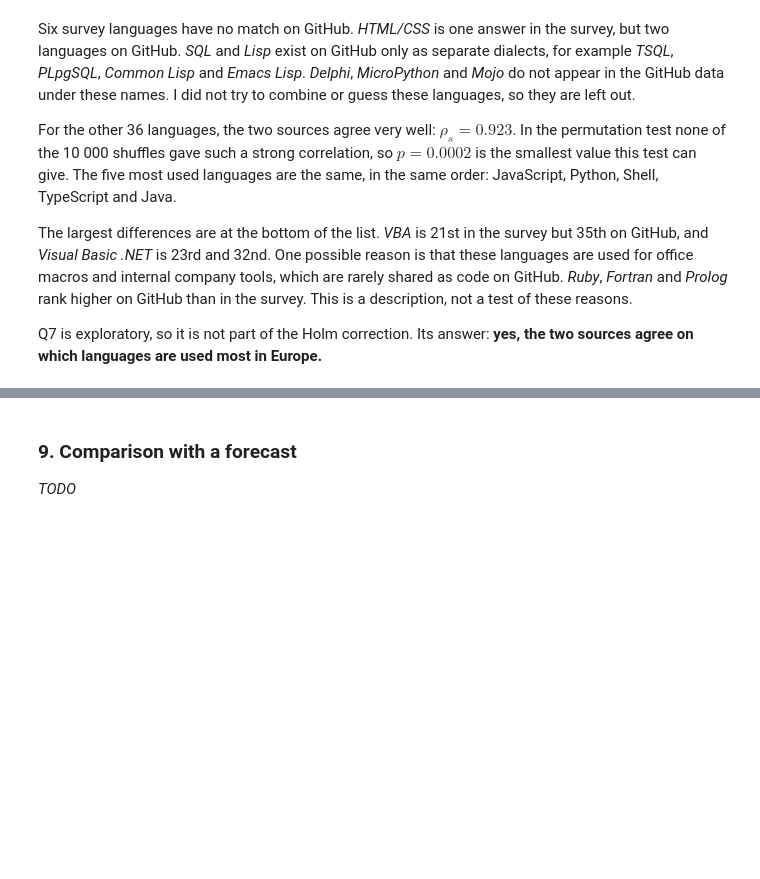
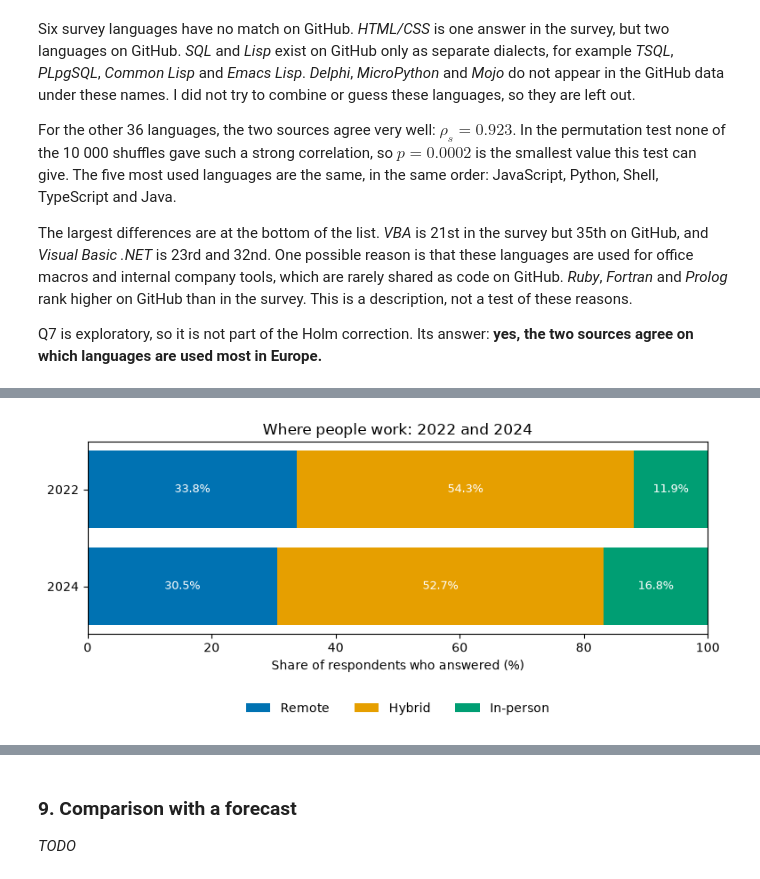
Before and after one commit to N1ko-Gr/eu-tech-job-market, a Jupyter notebook: eu_tech_job_market.ipynb, the cells around one changed output, grey strips where cells are left out. Cells and saved outputs as stored; diff of their text form; code cells hidden in the pictures; blank space fills up the shorter version.

```diff
--- a/eu_tech_job_market.ipynb
+++ b/eu_tech_job_market.ipynb
@@ -1659,0 +1755,15 @@ _TODO_
+# %%
+REMOTE_ORDER = ["Remote", "Hybrid (some remote, some in-person)", "In-person"]
+remote_counts = pd.DataFrame({year: surveys[year]["RemoteWork"].value_counts() for year in [2022, 2024]}).T[REMOTE_ORDER]
+remote_shares = 100 * remote_counts.div(remote_counts.sum(axis=1), axis=0)
+
+h5 = chi_square(remote_counts)
+assert (h5["expected"] >= 5).all()
+assert np.isclose(h5["statistic"], stats.chi2_contingency(remote_counts, correction=False).statistic)
+primary_p_values["H5"] = h5["p_value"]
+print(f"H5: chi2 = {h5['statistic']:.1f}, df = {h5['dof']}, p = {h5['p_value']:.1e}, Cramer's V = {h5['cramers_v']:.3f}, "
+      f"n = {remote_counts.sum(axis=1).to_dict()}")
+
+pd.concat({"share (%)": remote_shares.round(1).T,
+           "adjusted residual (10)": pd.DataFrame(h5["residuals"], index=[2022, 2024], columns=REMOTE_ORDER).round(1).T},
+          axis=1)
@@ -1659,0 +1777,18 @@ _TODO_
+# %%
+REMOTE_COLOURS = {"Remote": OKABE_ITO[4], "Hybrid (some remote, some in-person)": OKABE_ITO[1], "In-person": OKABE_ITO[3]}
+
+fig, ax = plt.subplots(figsize=(9, 2.8))
+left = np.zeros(len(remote_shares))
+for answer, colour in REMOTE_COLOURS.items():
+    values = remote_shares[answer].to_numpy()
+    bars = ax.barh([str(year) for year in remote_shares.index], values, left=left, color=colour,
+                   label=answer.split(" (")[0])
+    ax.bar_label(bars, labels=[f"{value:.1f}%" for value in values], label_type="center", color="white", fontsize=9)
+    left += values
+ax.invert_yaxis()
+ax.set_xlim(0, 100)
+ax.set(title="Where people work: 2022 and 2024", xlabel="Share of respondents who answered (%)")
+ax.legend(ncols=3, loc="upper center", bbox_to_anchor=(0.5, -0.3), frameon=False)
+plt.show()
+# %% [output]
+[figure, added]
```
Also changed, not shown: parts of 21 cells of this notebook.
